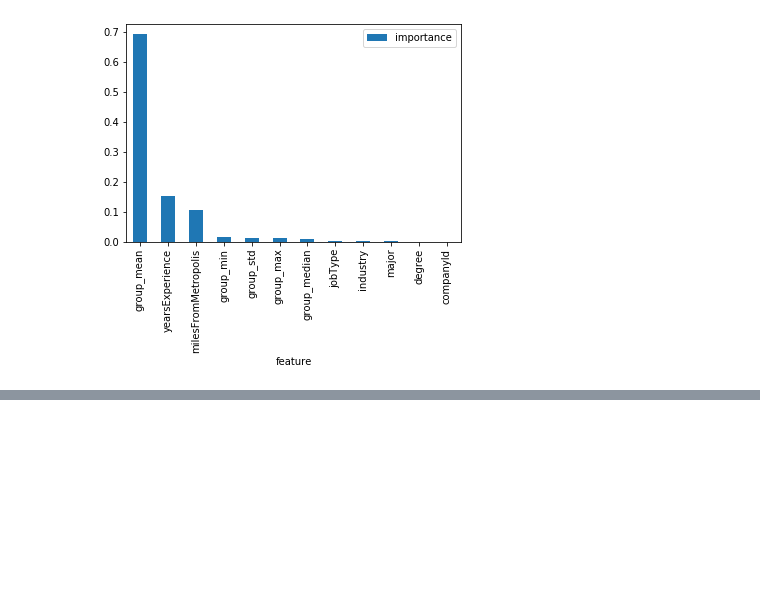
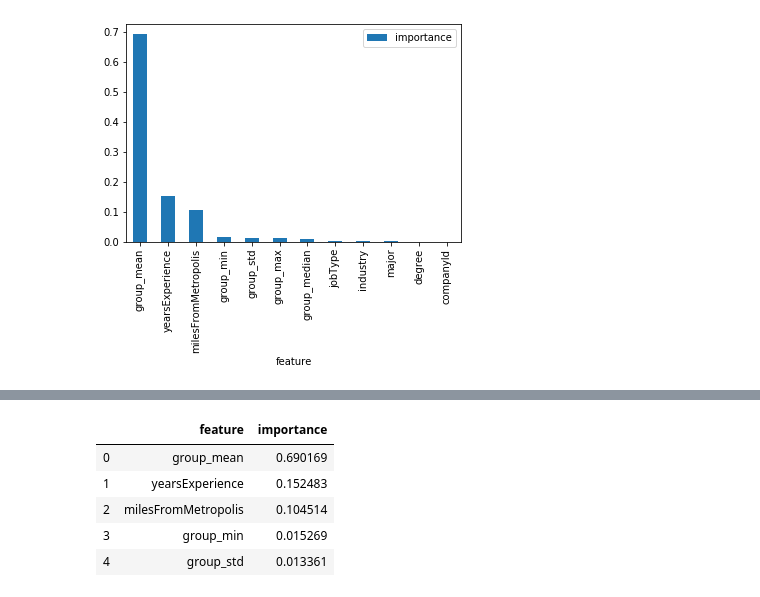
Before and after one commit to dkshantanu/SalaryPredictionPortfolio, a Jupyter notebook: SalaryPrediction.ipynb, the cells around one changed output, grey strips where cells are left out. Saved outputs shown, nothing was run; the diff lists cells and outputs as text; code cells hidden in the pictures; blank space fills up the shorter version.

```diff
--- a/SalaryPrediction.ipynb
+++ b/SalaryPrediction.ipynb
@@ -315,0 +326,10 @@ models.save_results()
+# %%
+feat_imp = pd.read_csv("feature_importances.csv")
+feat_imp.head()
+# %% [output]
+|  | feature | importance |
+| 0 | group_mean | 0.690169 |
+| 1 | yearsExperience | 0.152483 |
+| 2 | milesFromMetropolis | 0.104514 |
+| 3 | group_min | 0.015269 |
+| 4 | group_std | 0.013361 |
```
Also changed, not shown: parts of 1 cell of this notebook.
